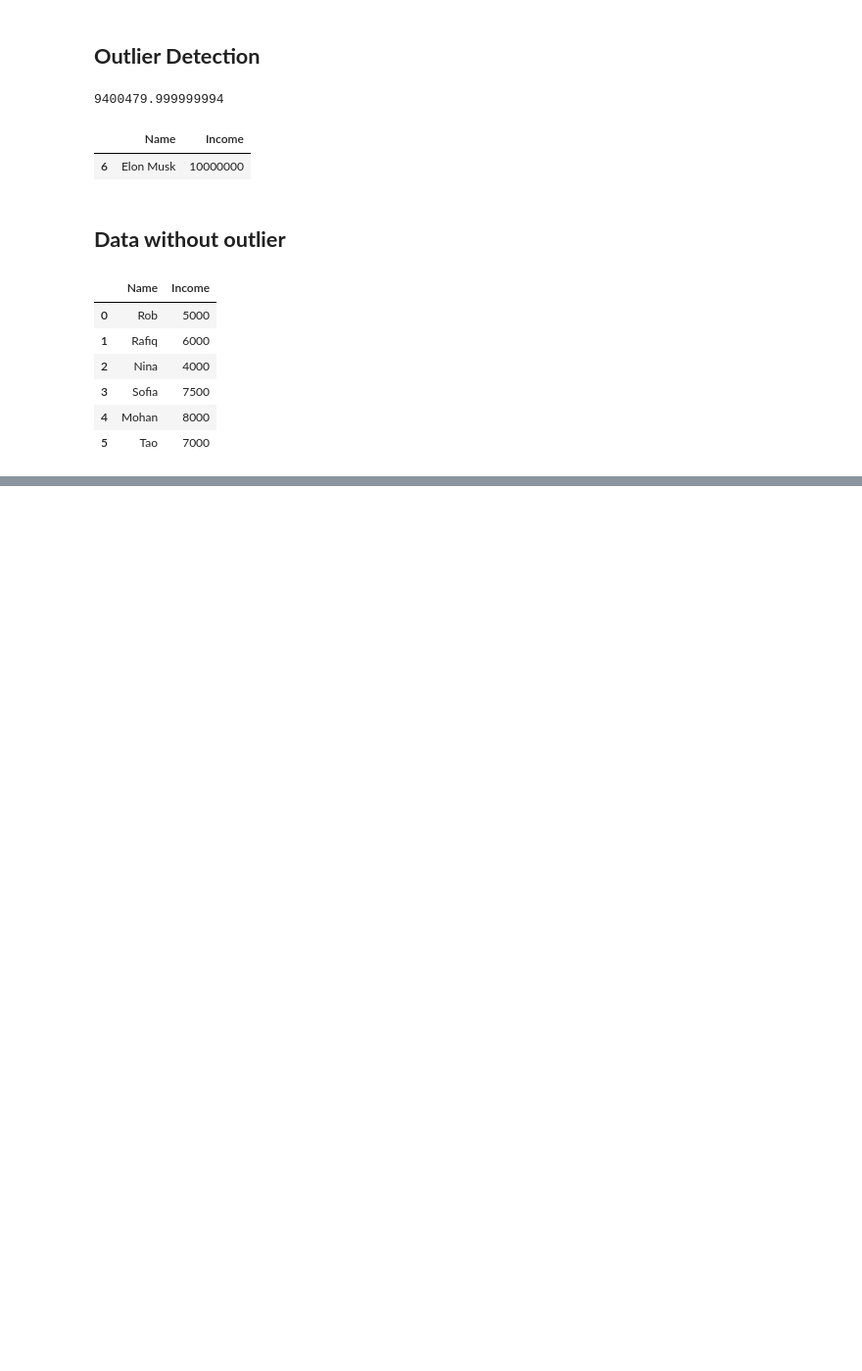
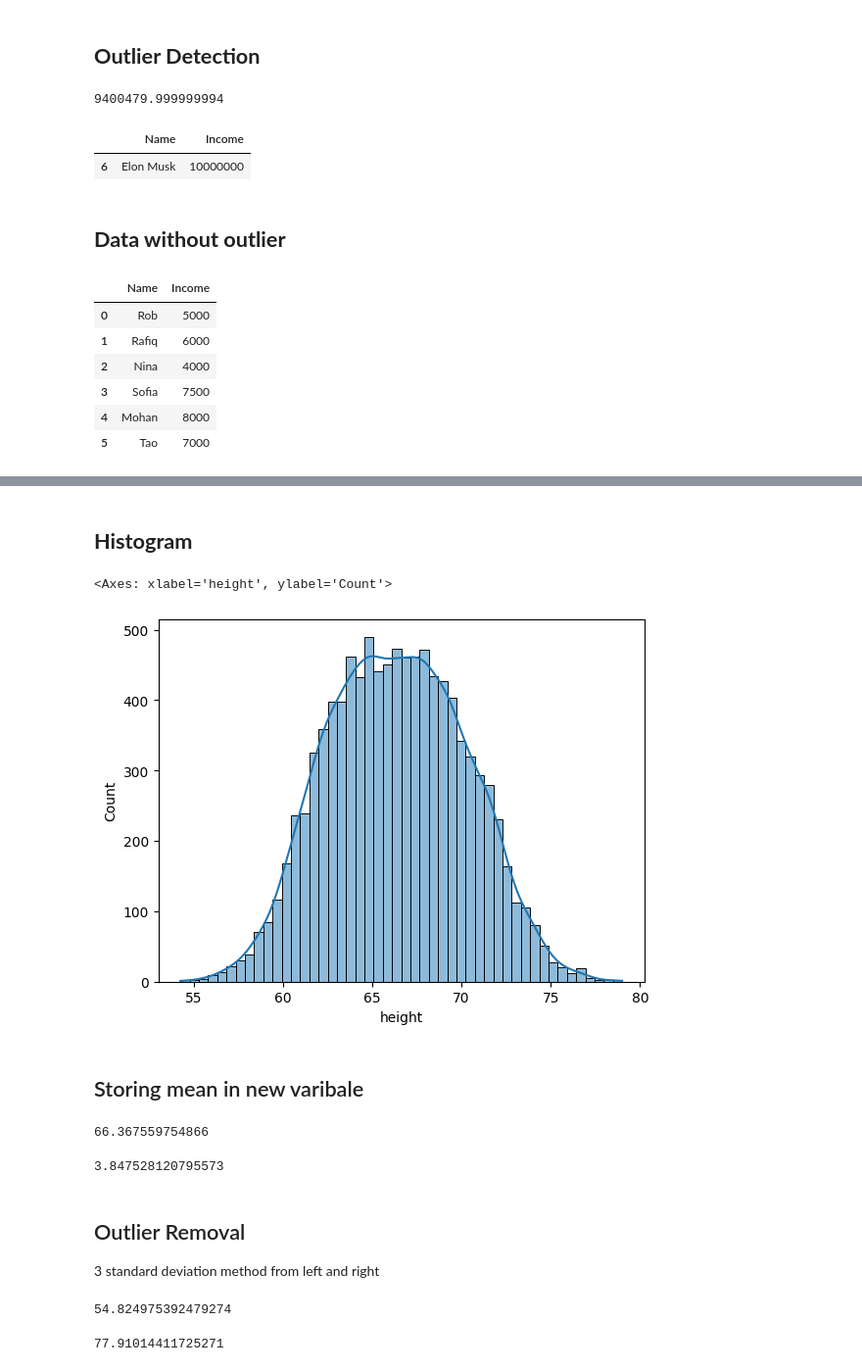
Before and after one commit to Payal2000/Statistics_Practice, a Jupyter notebook: Statistics_Practice.ipynb, the cells around one changed output, grey strips where cells are left out. Shown: that part at 98% size. Saved outputs shown, nothing was run; the diff lists cells and outputs as text; code cells hidden in the pictures; blank space fills up the shorter version.

```diff
--- a/Statistics_Practice.ipynb
+++ b/Statistics_Practice.ipynb
@@ -13,6 +13,9 @@ warnings.filterwarnings('ignore')
 import pandas as pd
 file_url = "https://raw.githubusercontent.com/Payal2000/Statistics_Practice/refs/heads/main/Income.csv"
 data = pd.read_csv(file_url)
+# %%
+file1_url = "https://raw.githubusercontent.com/codebasics/math-for-machine-learning/refs/heads/main/3_normal_distribution/heights.csv"
+data1 = pd.read_csv(file1_url)
 # %%
 data.head(10)
 # %% [output]
@@ -82,0 +119,31 @@ data_no_outlier
+# %% [markdown]
+## **Histogram**
+# %%
+sn.histplot(data1.height, kde = True)
+# %% [output]
+<Axes: xlabel='height', ylabel='Count'>
+[figure, added]
+# %% [markdown]
+## Storing mean in new varibale
+# %%
+mean = data1.height.mean()
+mean
+# %% [output]
+66.367559754866
+# %%
+std_deviation = data1.height.std()
+std_deviation
+# %% [output]
+3.847528120795573
+# %% [markdown]
+## Outlier Removal
+
+3 standard deviation method from left and right
+# %%
+mean - 3*std_deviation
+# %% [output]
+54.824975392479274
+# %%
+mean + 3*std_deviation
+# %% [output]
+77.91014411725271
```
Also changed, not shown: parts of 9 cells of this notebook.
